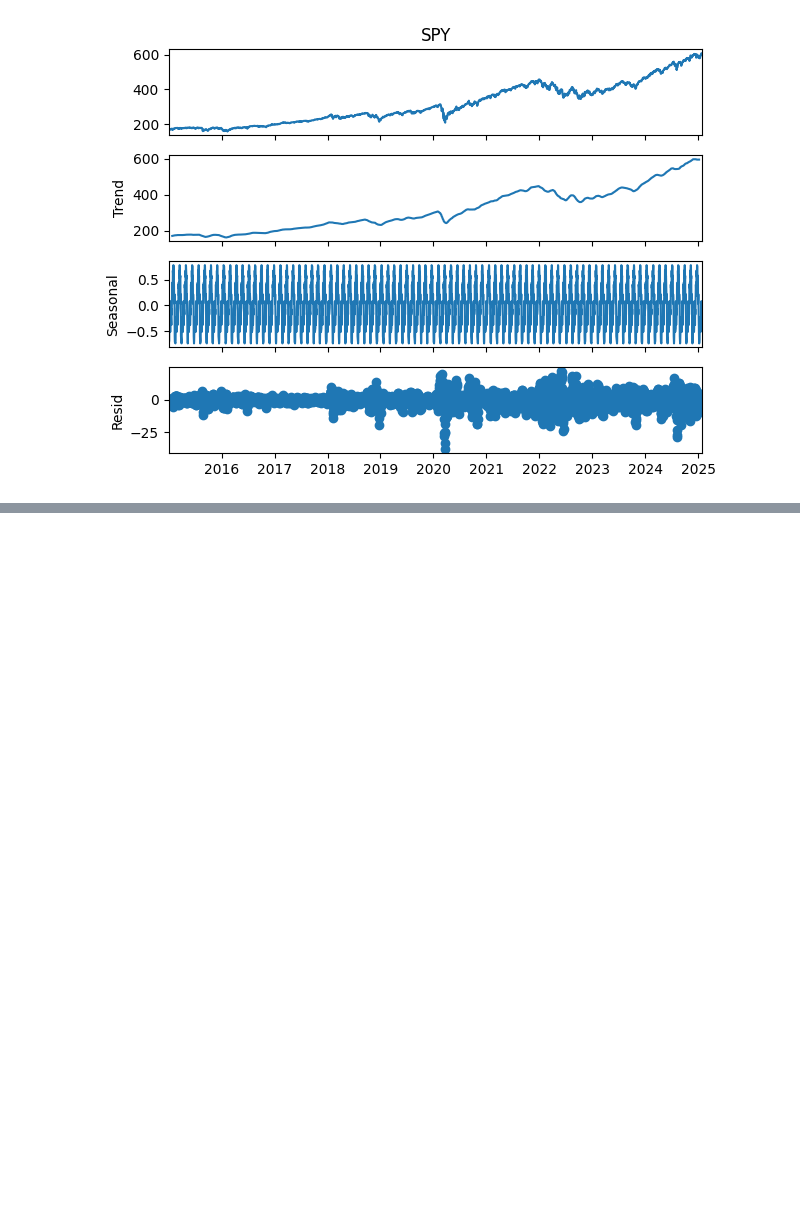
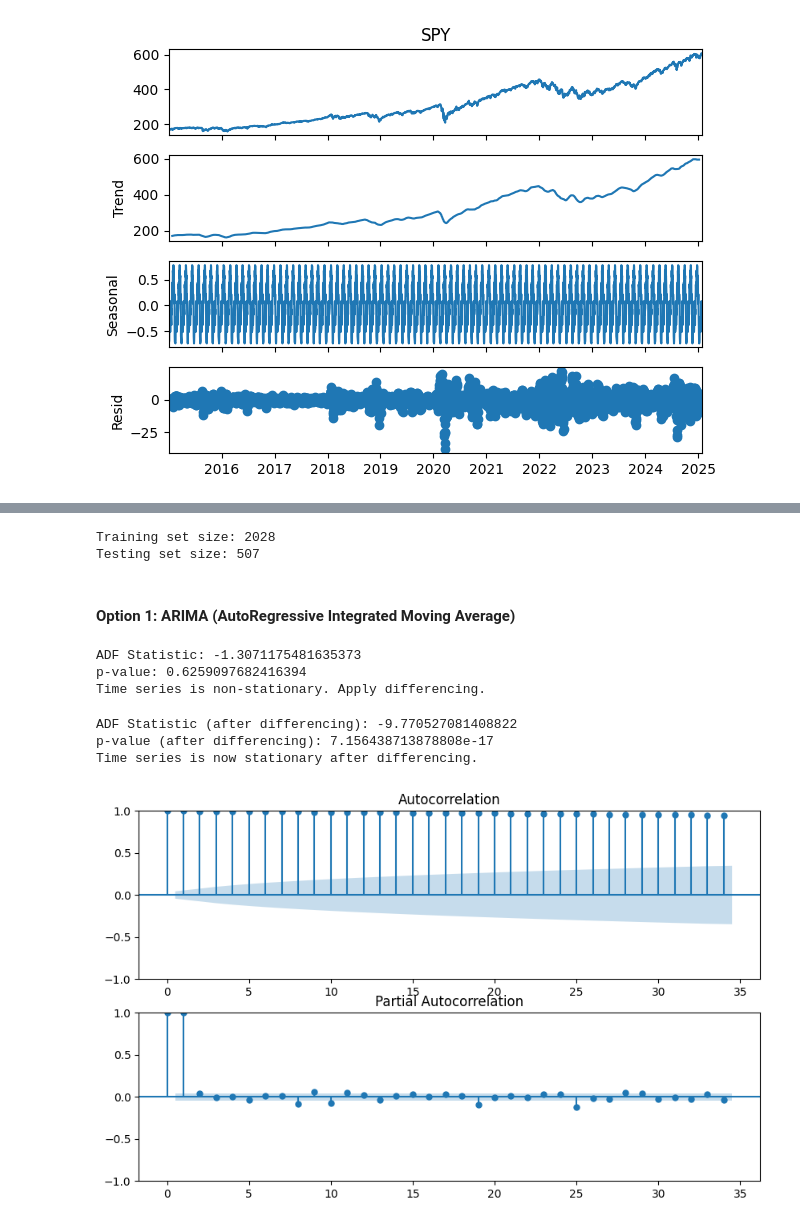
Before and after one commit to habeshaethiopia/Time-Series-Forecasting, a Jupyter notebook: notebooks/EDA.ipynb, the cells around one changed output, grey strips where cells are left out. Drawn from its saved outputs; the diff is of its cells as text; code cells hidden in the pictures; blank space fills up the shorter version.

Commit message:
Add markdown cell and code for time series forecasting in EDA notebook

```diff
--- a/notebooks/EDA.ipynb
+++ b/notebooks/EDA.ipynb
@@ -92,0 +95,3 @@ plt.show()
+# %%
+tsla_data = adj_close['TSLA']
+tsla_data.head()
@@ -92,0 +106,58 @@ plt.show()
+# %%
+# Use an 80%-20% split for training and testing.
+train_size = int(len(tsla_data) * 0.8)
+train, test = tsla_data[:train_size], tsla_data[train_size:]
+
+print(f"Training set size: {len(train)}")
+print(f"Testing set size: {len(test)}")
+# %% [output]
+Training set size: 2028
+Testing set size: 507
+# %% [markdown]
+#### Option 1: ARIMA (AutoRegressive Integrated Moving Average)
+# %%
+from statsmodels.tsa.stattools import adfuller
+
+# Perform Augmented Dickey-Fuller test
+result = adfuller(train)
+print(f"ADF Statistic: {result[0]}")
+print(f"p-value: {result[1]}")
+
+if result[1] > 0.05:
+    print("Time series is non-stationary. Apply differencing.")
+else:
+    print("Time series is stationary.")
+# %% [output]
+ADF Statistic: -1.3071175481635373
+p-value: 0.6259097682416394
+Time series is non-stationary. Apply differencing.
+# %%
+# Perform first-order differencing
+diff_tsla = tsla_data.diff().dropna()
+
+# Re-run the ADF test on the differenced data
+from statsmodels.tsa.stattools import adfuller
+
+result_diff = adfuller(diff_tsla)
+print(f"ADF Statistic (after differencing): {result_diff[0]}")
+print(f"p-value (after differencing): {result_diff[1]}")
+
+if result_diff[1] <= 0.05:
+    print("Time series is now stationary after differencing.")
+else:
+    print("Time series is still non-stationary. Consider further differencing or transformations.")
+# %% [output]
+ADF Statistic (after differencing): -9.770527081408822
+p-value (after differencing): 7.156438713878808e-17
+Time series is now stationary after differencing.
+# %%
+import matplotlib.pyplot as plt
+from statsmodels.graphics.tsaplots import plot_acf, plot_pacf
+
+# Plot ACF and PACF
+fig, axes = plt.subplots(2, 1, figsize=(10, 6))
+plot_acf(train, ax=axes[0])
+plot_pacf(train, ax=axes[1])
+plt.show()
+# %% [output]
+[figure, added]
```
Also changed, not shown: parts of 3 cells of this notebook.
